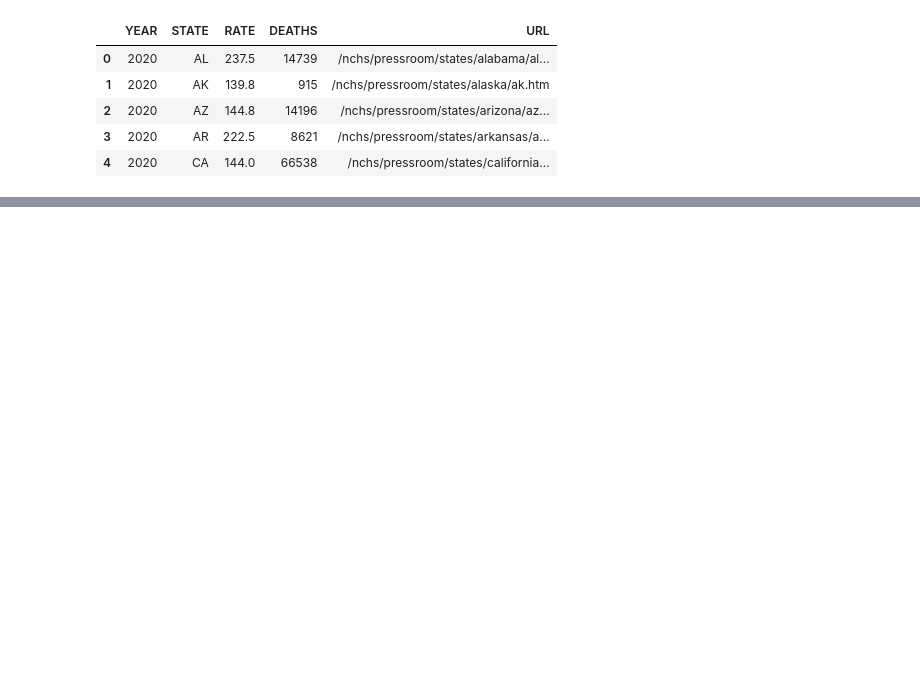
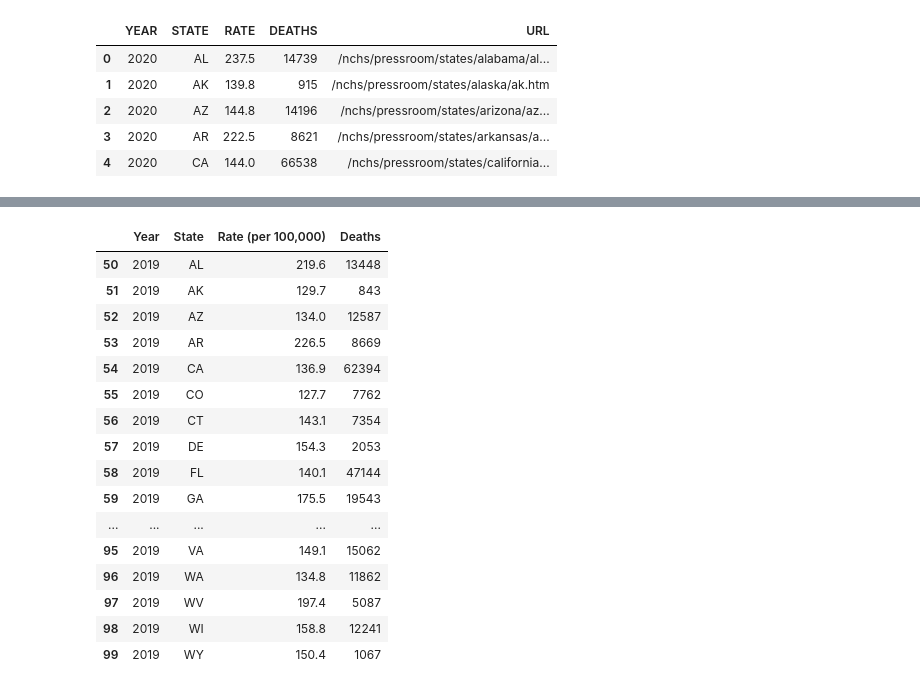
Before and after one commit to alejfxguti/Heart_Disease_Mortality_by_State, a Jupyter notebook: DataFrames/heart_df_cleaning.ipynb, the cells around one changed output, grey strips where cells are left out. Saved outputs shown, nothing was run; the diff lists cells and outputs as text; code cells hidden in the pictures; blank space fills up the shorter version.

```diff
--- a/DataFrames/heart_df_cleaning.ipynb
+++ b/DataFrames/heart_df_cleaning.ipynb
@@ -10,3 +11,7 @@ heart_df.head()
 | 2 | 2020 | AZ | 144.8 | 14196 | /nchs/pressroom/states/arizona/az... |
 | 3 | 2020 | AR | 222.5 | 8621 | /nchs/pressroom/states/arkansas/a... |
 | 4 | 2020 | CA | 144.0 | 66538 | /nchs/pressroom/states/california... |
+# %%
+# Drop unnecessary columns
+heart_df = heart_df.drop(columns="URL")
+heart_df.head()
@@ -12,0 +25,4 @@ heart_df.head()
+# %%
+# Rename columns
+heart_df = heart_df.rename(columns = {"YEAR":"Year","STATE":"State","RATE":"Rate (per 100,000)","DEATHS":"Deaths"})
+heart_df.head()
@@ -12,0 +36,25 @@ heart_df.head()
+# %%
+# Filter for year 2019
+year = [2019]
+
+for year in year:
+    heart_df = heart_df.loc[heart_df["Year"] == year, :]
+heart_df
+# %% [output]
+|  | Year | State | Rate (per 100,000) | Deaths |
+| 50 | 2019 | AL | 219.6 | 13448 |
+| 51 | 2019 | AK | 129.7 | 843 |
+| 52 | 2019 | AZ | 134.0 | 12587 |
+| 53 | 2019 | AR | 226.5 | 8669 |
+| 54 | 2019 | CA | 136.9 | 62394 |
+| 55 | 2019 | CO | 127.7 | 7762 |
+| 56 | 2019 | CT | 143.1 | 7354 |
+| 57 | 2019 | DE | 154.3 | 2053 |
+| 58 | 2019 | FL | 140.1 | 47144 |
+| 59 | 2019 | GA | 175.5 | 19543 |
+| ... | ... | ... | ... | ... |
+| 95 | 2019 | VA | 149.1 | 15062 |
+| 96 | 2019 | WA | 134.8 | 11862 |
+| 97 | 2019 | WV | 197.4 | 5087 |
+| 98 | 2019 | WI | 158.8 | 12241 |
+| 99 | 2019 | WY | 150.4 | 1067 |
```
Also changed, not shown: parts of 5 cells of this notebook, 4 other files.
